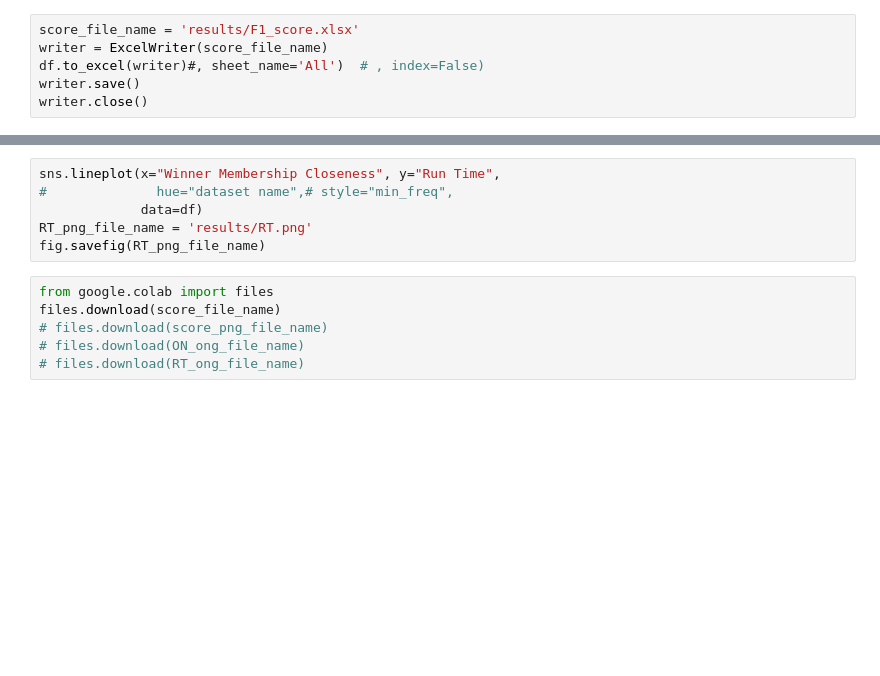
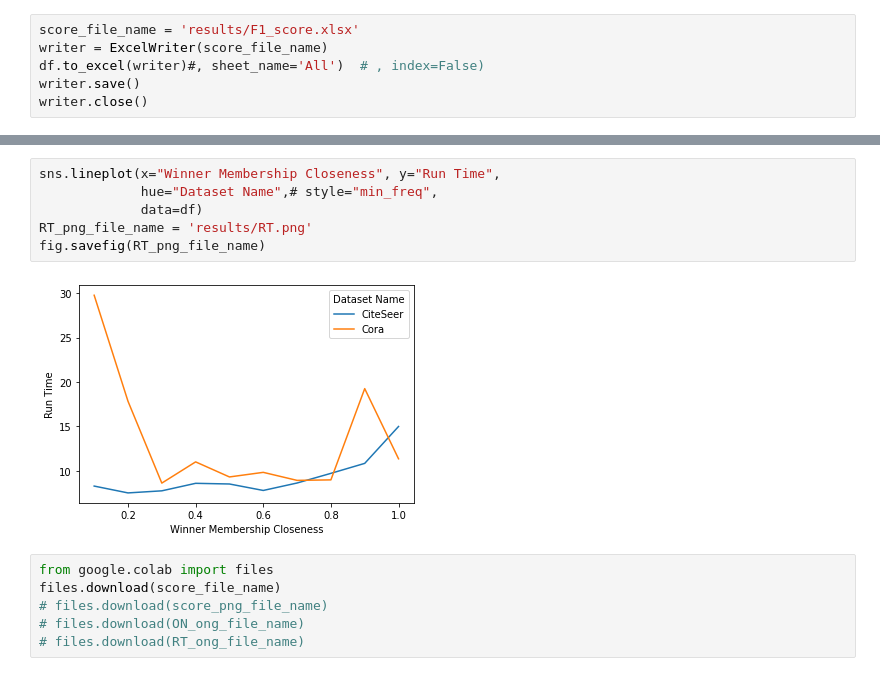
Before and after one commit to mamintoosi-papers-codes/ClusterGCN, a Jupyter notebook: make_report.ipynb, the cells around one changed output, grey strips where cells are left out. Drawn from its saved outputs; the diff is of its cells as text; blank space fills up the shorter version.

```diff
--- a/make_report.ipynb
+++ b/make_report.ipynb
@@ -36,9 +68,11 @@ fig.savefig(ON_png_file_name)
 # %%
 sns.lineplot(x="Winner Membership Closeness", y="Run Time",
-#              hue="dataset name",# style="min_freq",
+             hue="Dataset Name",# style="min_freq",
              data=df)
 RT_png_file_name = 'results/RT.png'
 fig.savefig(RT_png_file_name)
+# %% [output]
+[figure, added]
 # %%
 from google.colab import files
 files.download(score_file_name)
```
Also changed, not shown: parts of 4 cells of this notebook, 12 other files.
